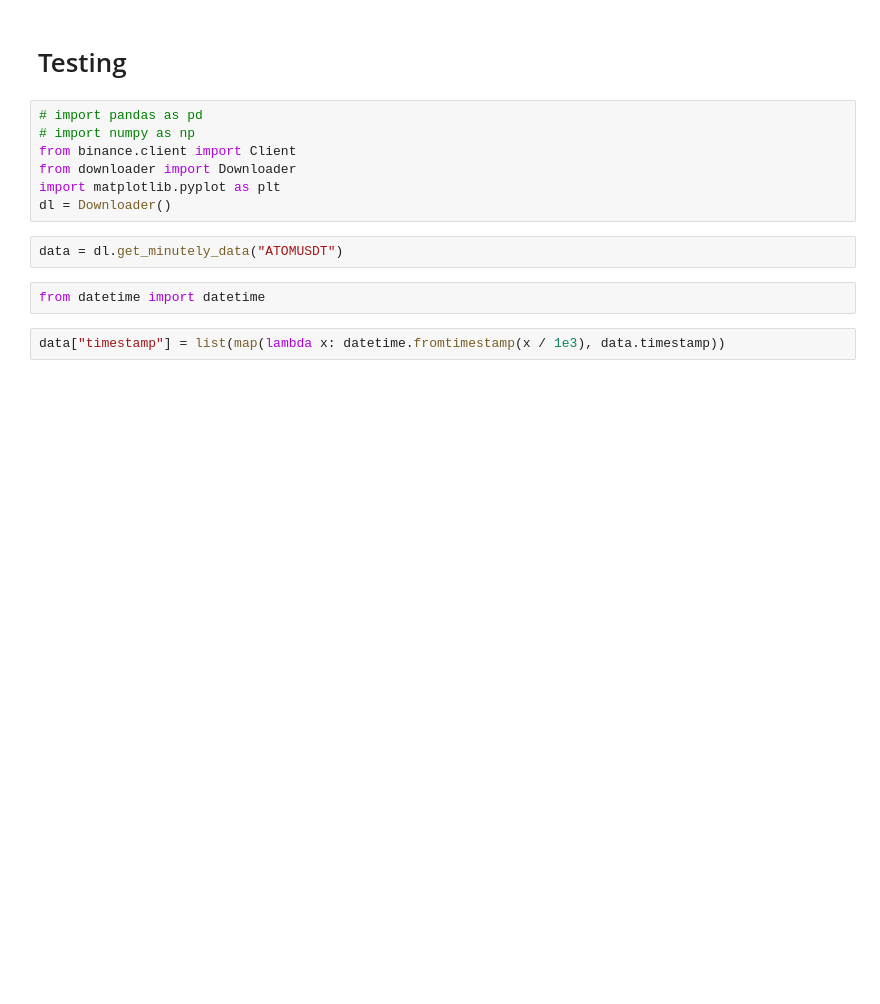
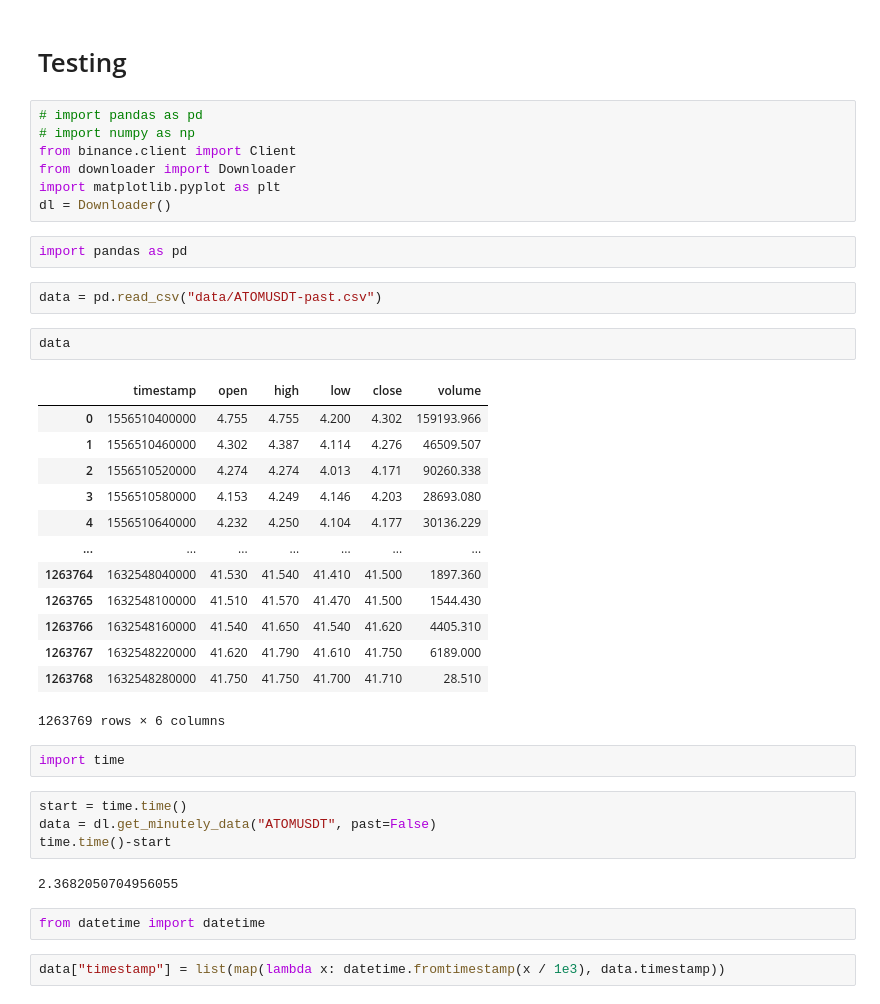
Before and after one commit to sunnymnie/chart-visualizer, a Jupyter notebook: testing.ipynb, the cells around one changed output. Cells and saved outputs as stored; diff of their text form; blank space fills up the shorter version.

```diff
--- a/testing.ipynb
+++ b/testing.ipynb
@@ -7,8 +7,34 @@ from binance.client import Client
 from downloader import Downloader
 import matplotlib.pyplot as plt
 dl = Downloader()
+# %%
+import pandas as pd
+# %%
+data = pd.read_csv("data/ATOMUSDT-past.csv")
+# %%
+data
+# %% [output]
+|  | timestamp | open | high | low | close | volume |
+| 0 | 1556510400000 | 4.755 | 4.755 | 4.200 | 4.302 | 159193.966 |
+| 1 | 1556510460000 | 4.302 | 4.387 | 4.114 | 4.276 | 46509.507 |
+| 2 | 1556510520000 | 4.274 | 4.274 | 4.013 | 4.171 | 90260.338 |
+| 3 | 1556510580000 | 4.153 | 4.249 | 4.146 | 4.203 | 28693.080 |
+| 4 | 1556510640000 | 4.232 | 4.250 | 4.104 | 4.177 | 30136.229 |
+| ... | ... | ... | ... | ... | ... | ... |
+| 1263764 | 1632548040000 | 41.530 | 41.540 | 41.410 | 41.500 | 1897.360 |
+| 1263765 | 1632548100000 | 41.510 | 41.570 | 41.470 | 41.500 | 1544.430 |
+| 1263766 | 1632548160000 | 41.540 | 41.650 | 41.540 | 41.620 | 4405.310 |
+| 1263767 | 1632548220000 | 41.620 | 41.790 | 41.610 | 41.750 | 6189.000 |
+| 1263768 | 1632548280000 | 41.750 | 41.750 | 41.700 | 41.710 | 28.510 |
+1263769 rows × 6 columns
+# %%
+import time
 # %%
-data = dl.get_minutely_data("ATOMUSDT")
+start = time.time()
+data = dl.get_minutely_data("ATOMUSDT", past=False)
+time.time()-start
+# %% [output]
+2.3682050704956055
 # %%
 from datetime import datetime
 # %%
```
Also changed, not shown: parts of 9 cells of this notebook.
